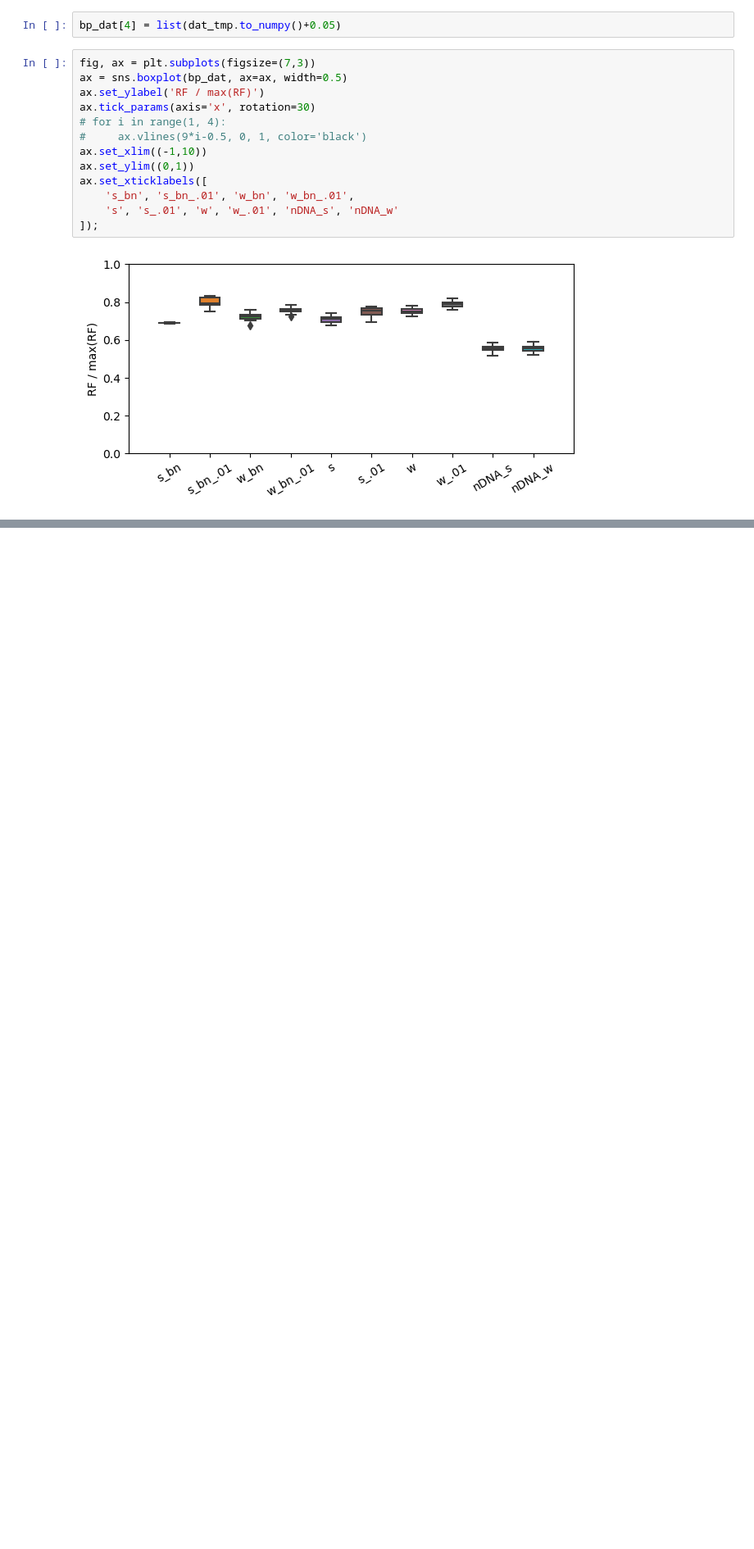
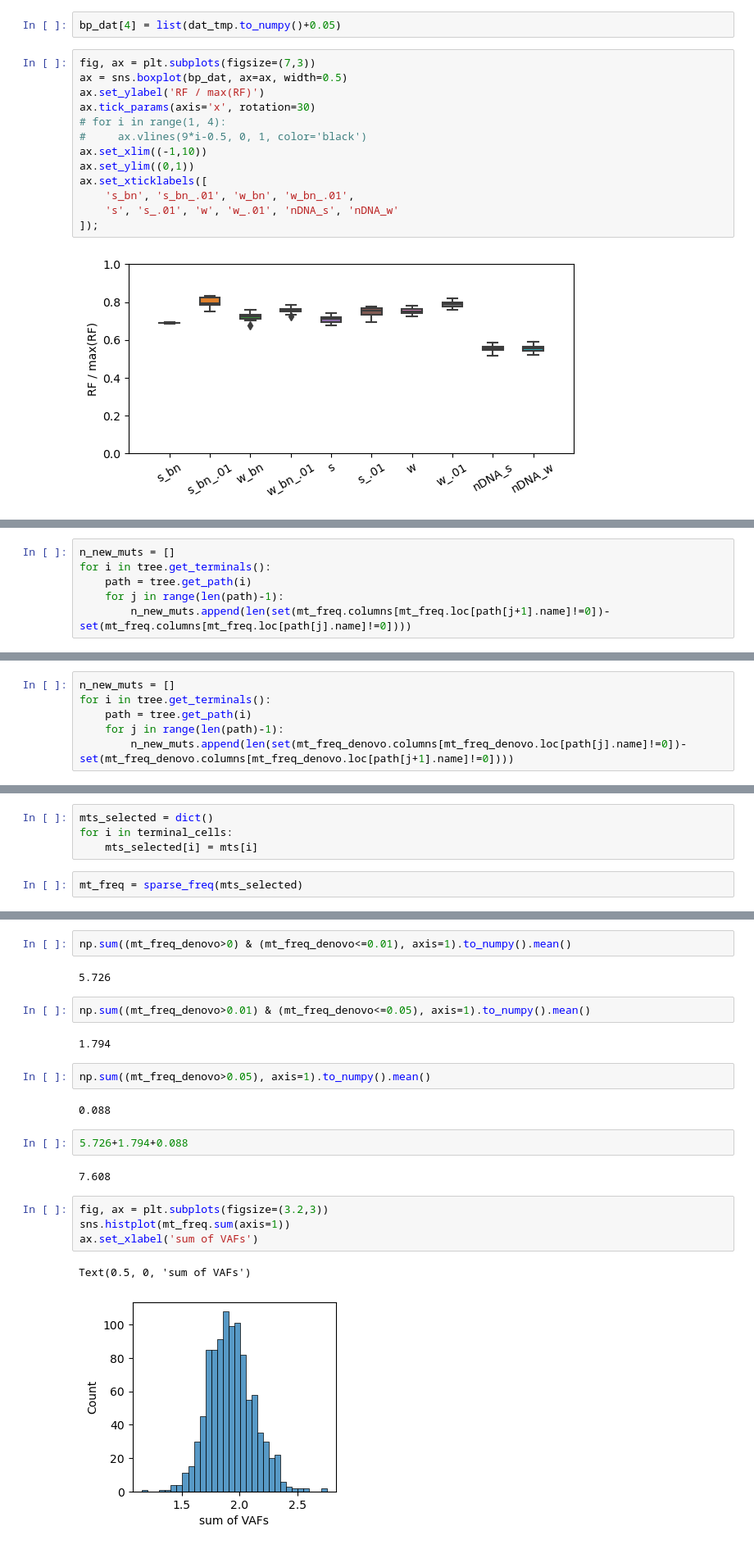
Before and after one commit to kunwang34/mtDNA_simulation, a Jupyter notebook: scripts/tree_comp.ipynb, the cells around one changed output, grey strips where cells are left out. Shown at 82% size. Cells and saved outputs as stored; diff of their text form; blank space fills up the shorter version.

```diff
--- a/scripts/tree_comp.ipynb
+++ b/scripts/tree_comp.ipynb
@@ -162,0 +550,6 @@ for path in paths:
+# %%
+n_new_muts = []
+for i in tree.get_terminals():
+    path = tree.get_path(i)
+    for j in range(len(path)-1):
+        n_new_muts.append(len(set(mt_freq.columns[mt_freq.loc[path[j+1].name]!=0])-set(mt_freq.columns[mt_freq.loc[path[j].name]!=0])))
@@ -162,0 +560,6 @@ for path in paths:
+# %%
+n_new_muts = []
+for i in tree.get_terminals():
+    path = tree.get_path(i)
+    for j in range(len(path)-1):
+        n_new_muts.append(len(set(mt_freq_denovo.columns[mt_freq_denovo.loc[path[j].name]!=0])-set(mt_freq_denovo.columns[mt_freq_denovo.loc[path[j+1].name]!=0])))
@@ -162,0 +576,6 @@ for path in paths:
+# %%
+mts_selected = dict()
+for i in terminal_cells:
+    mts_selected[i] = mts[i]
+# %%
+mt_freq = sparse_freq(mts_selected)
@@ -162,0 +606,23 @@ for path in paths:
+# %%
+np.sum((mt_freq_denovo>0) & (mt_freq_denovo<=0.01), axis=1).to_numpy().mean()
+# %% [output]
+5.726
+# %%
+np.sum((mt_freq_denovo>0.01) & (mt_freq_denovo<=0.05), axis=1).to_numpy().mean()
+# %% [output]
+1.794
+# %%
+np.sum((mt_freq_denovo>0.05), axis=1).to_numpy().mean()
+# %% [output]
+0.088
+# %%
+5.726+1.794+0.088
+# %% [output]
+7.608
+# %%
+fig, ax = plt.subplots(figsize=(3.2,3))
+sns.histplot(mt_freq.sum(axis=1))
+ax.set_xlabel('sum of VAFs')
+# %% [output]
+Text(0.5, 0, 'sum of VAFs')
+[figure, added]
```
Also changed, not shown: parts of 47 cells of this notebook, 32 other files.
